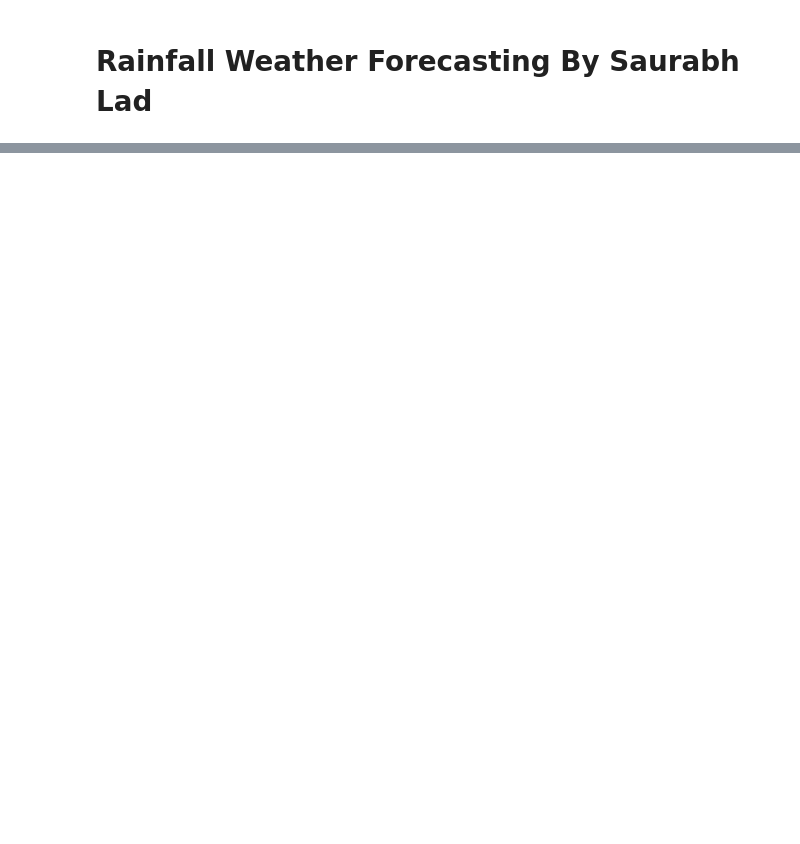
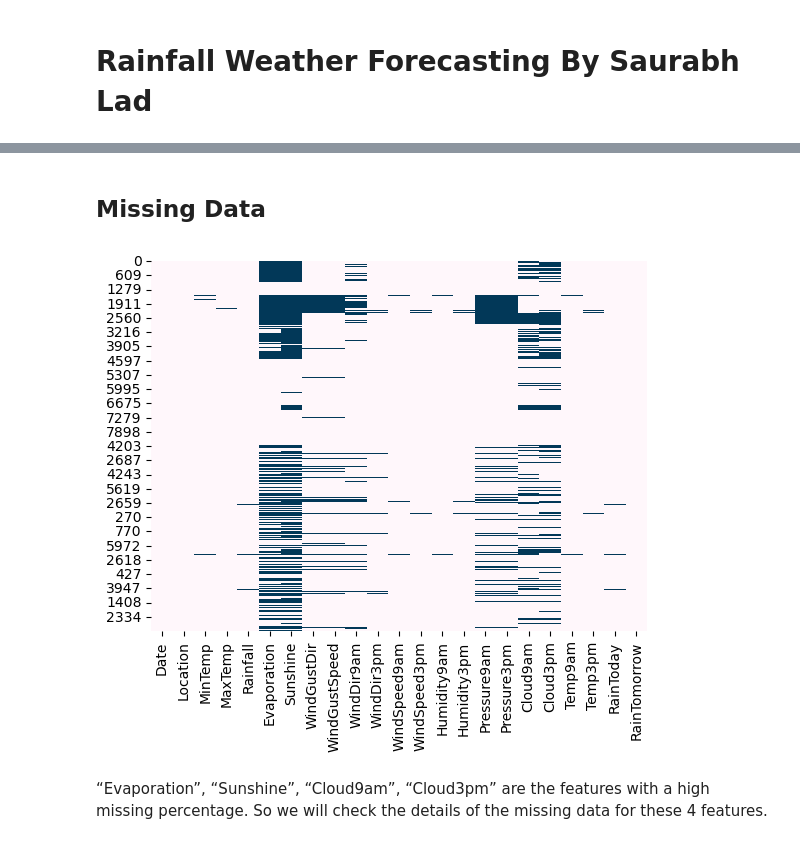
Before and after one commit to saurabhlad10/Internship, a Jupyter notebook: Third-Phase-Projects/Rainfall Weather Forecasting/Rainfall Weather Forecasting Project By Saurabh Lad.ipynb, the cells around one changed output, grey strips where cells are left out. Drawn from its saved outputs; the diff is of its cells as text; code cells hidden in the pictures; blank space fills up the shorter version.

```diff
--- a/Third-Phase-Projects/Rainfall Weather Forecasting/Rainfall Weather Forecasting Project By Saurabh Lad.ipynb
+++ b/Third-Phase-Projects/Rainfall Weather Forecasting/Rainfall Weather Forecasting Project By Saurabh Lad.ipynb
@@ -145,0 +100,10 @@ memory usage: 1.2+ MB
+# %% [markdown]
+## Missing Data
+# %%
+
+sns.heatmap(oversampled.isnull(), cbar=False, cmap='PuBu')
+plt.show()
+# %% [output]
+[figure, added]
+# %% [markdown]
+“Evaporation”, “Sunshine”, “Cloud9am”, “Cloud3pm” are the features with a high missing percentage. So we will check the details of the missing data for these 4 features.
```
Also changed, not shown: parts of 74 cells of this notebook, 2 other files.
